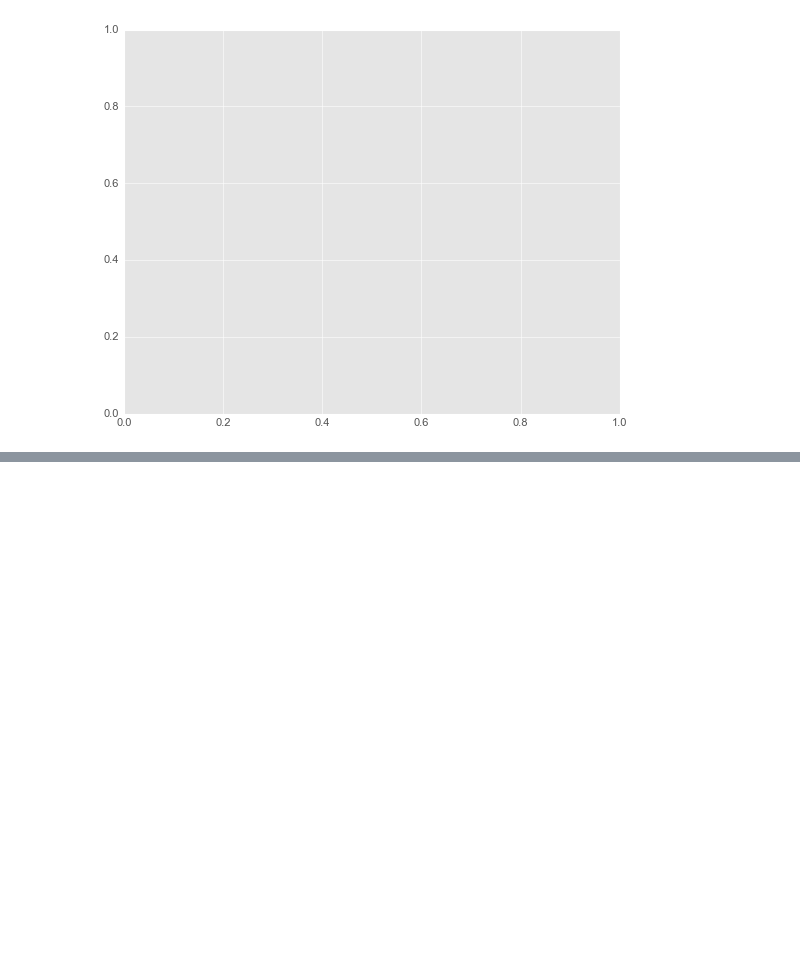
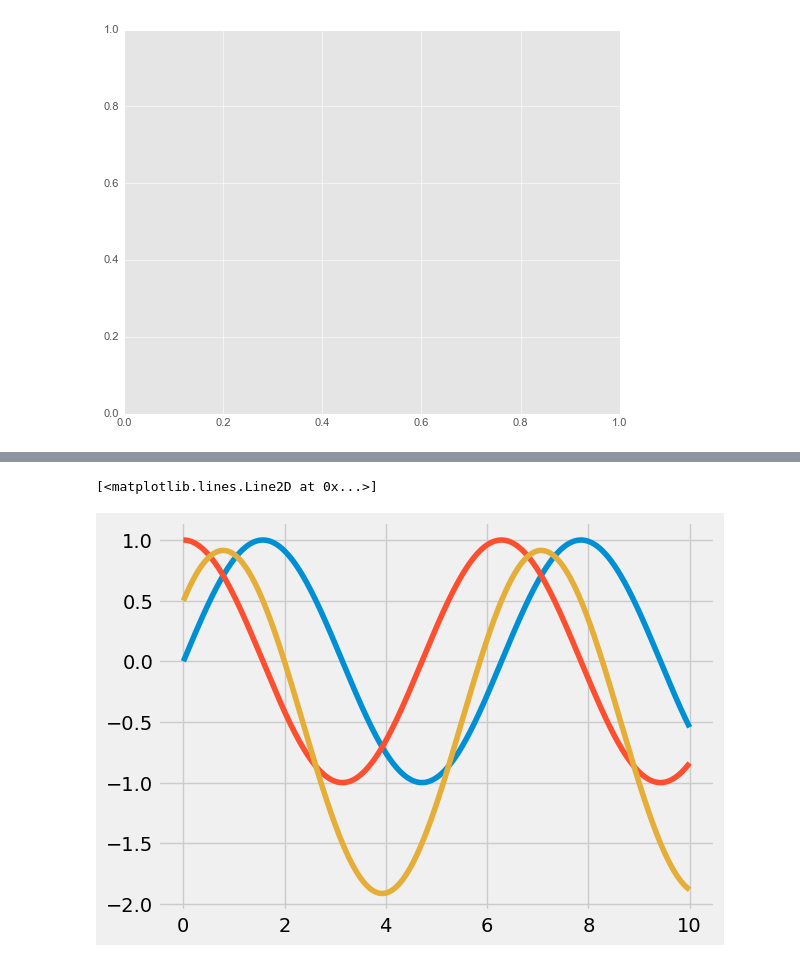
Before and after one commit to JakeBestDev/Packt_AIScience_Data_Science_Machine_Learning, a Jupyter notebook: Module_2_Python_Data_Visualization_and_Understanding/lab_3_advance_matplotlib.ipynb, the cells around one changed output, grey strips where cells are left out. Cells and saved outputs as stored; diff of their text form; code cells hidden in the pictures; blank space fills up the shorter version.

```diff
--- a/Module_2_Python_Data_Visualization_and_Understanding/lab_3_advance_matplotlib.ipynb
+++ b/Module_2_Python_Data_Visualization_and_Understanding/lab_3_advance_matplotlib.ipynb
@@ -66,0 +98,21 @@ ax = plt.axes()
+# %%
+## Now lets create a y1, y2 and y3 using np.cos and the formula y+y2-0.5
+## y1 = y = np.sin(x)
+## y2 = np.cos(x)
+## y3 = y+y2-0.5
+
+y1 = np.sin(x)
+y2 = np.cos(x)
+y3 = y+y2-0.5
+# %%
+## Now lets plot y1,y2,y3
+## Notice how we now have 3 different curves
+## Notice how it is difficult to tell which plot is which. We don't have a legend. We will go into detail on that in a later lesson
+
+
+plt.plot(x,y1)
+plt.plot(x,y2)
+plt.plot(x,y3)
+# %% [output]
+[<matplotlib.lines.Line2D at 0x...>]
+[figure, added]
```
Also changed, not shown: parts of 6 cells of this notebook.
